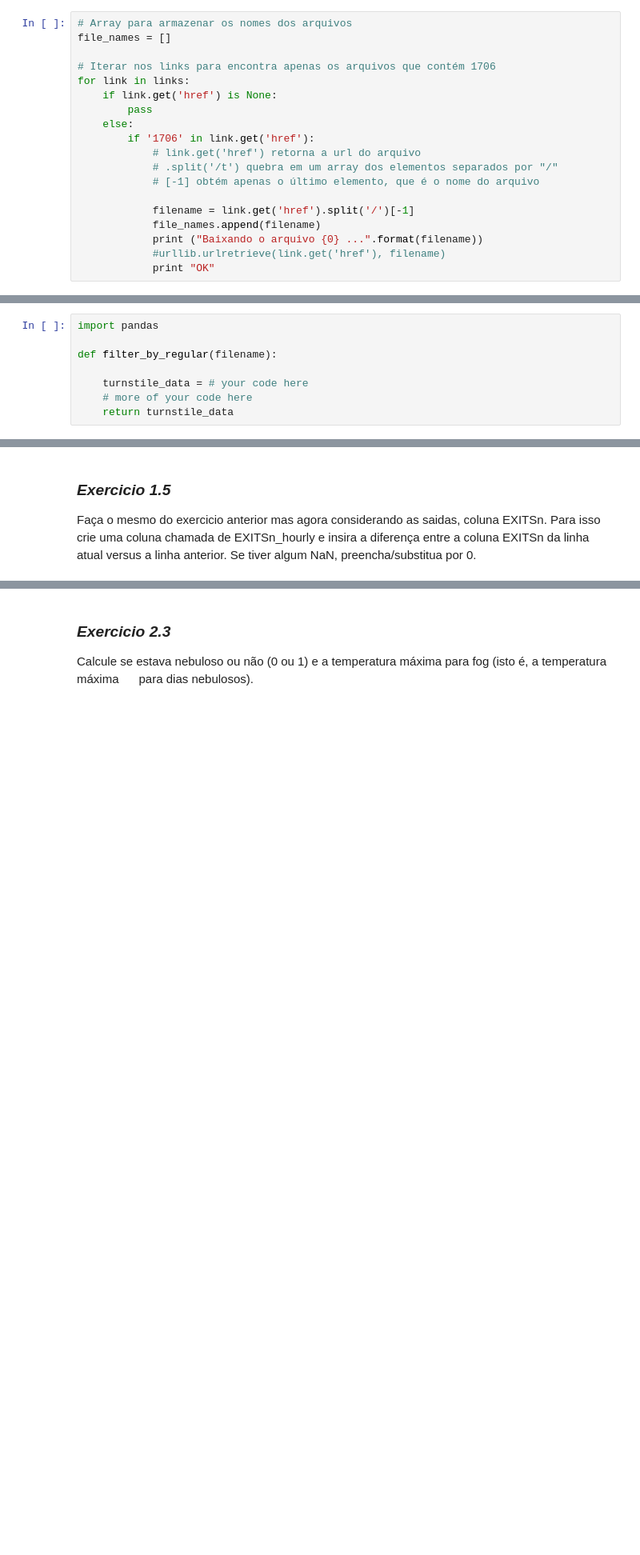
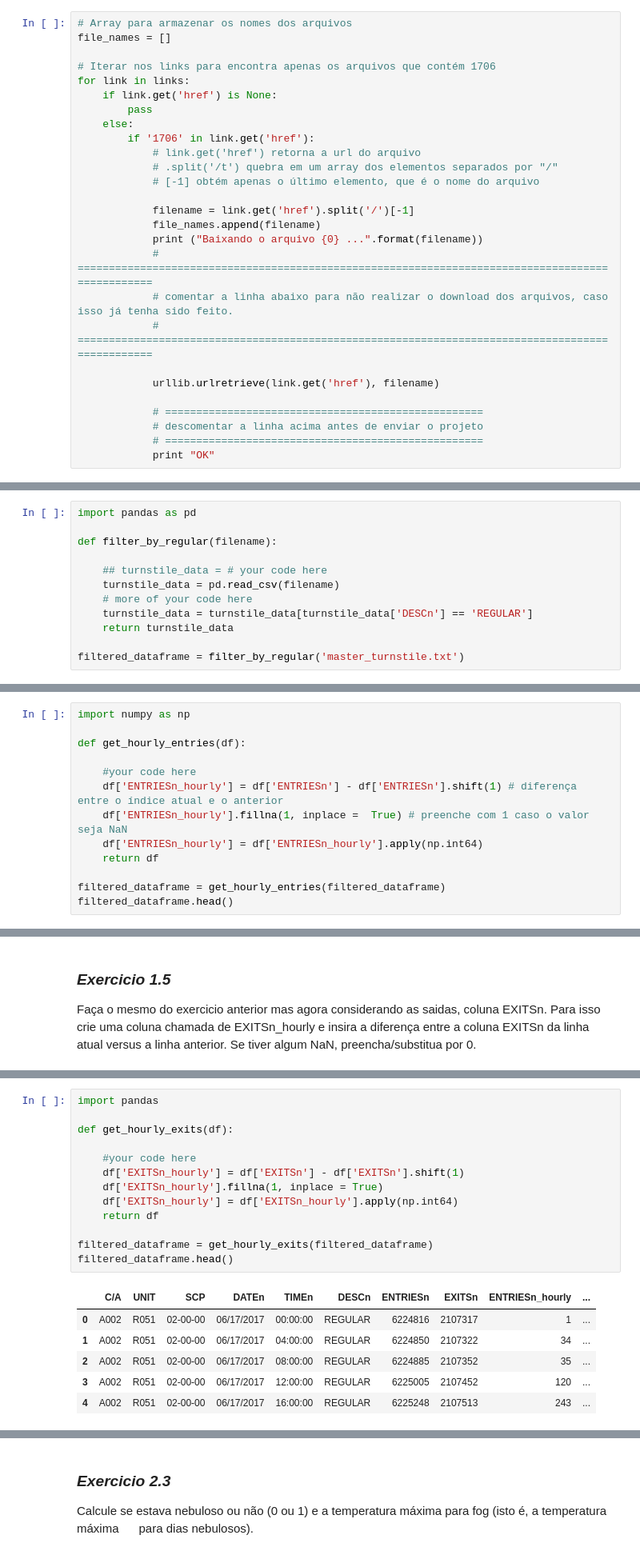
Before and after one commit to nailson-br/analyzing-subway-data-ndfdsi, a Jupyter notebook: analyzing-subway-data-ndfdsi.ipynb, the cells around one changed output, grey strips where cells are left out. Shown: that part at 80% size. Cells and saved outputs as stored; diff of their text form; blank space fills up the shorter version.

Commit message:
Finalizado o projeto.

```diff
--- a/analyzing-subway-data-ndfdsi.ipynb
+++ b/analyzing-subway-data-ndfdsi.ipynb
@@ -166,7 +166,15 @@ for link in links:
             filename = link.get('href').split('/')[-1]
             file_names.append(filename)
             print ("Baixando o arquivo {0} ...".format(filename))
-            #urllib.urlretrieve(link.get('href'), filename)
+            # =================================================================================================
+            # comentar a linha abaixo para não realizar o download dos arquivos, caso isso já tenha sido feito.
+            # =================================================================================================
+
+            urllib.urlretrieve(link.get('href'), filename)
+
+            # ===================================================
+            # descomentar a linha acima antes de enviar o projeto
+            # ===================================================
             print "OK"
 # %% [output]
 Baixando o arquivo turnstile-170624.txt ...
@@ -233,10 +242,14 @@ O dataframe deverá ficar conforme abaixo depois de filtrar apenas as linhas ond
     0,A002,R051,02-00-00,05-01-11,00:00:00,REGULAR,3144312,1088151
     2,A002,R051,02-00-00,05-01-11,08:00:00,REGULAR,3144353,1088177
 # %%
-import pandas
+import pandas as pd
 
 def filter_by_regular(filename):
 
-    turnstile_data = # your code here
+    ## turnstile_data = # your code here
+    turnstile_data = pd.read_csv(filename)
     # more of your code here
+    turnstile_data = turnstile_data[turnstile_data['DESCn'] == 'REGULAR']
     return turnstile_data
+
+filtered_dataframe = filter_by_regular('master_turnstile.txt')
@@ -278,0 +309,13 @@ def get_hourly_entries(df):
+# %%
+import numpy as np
+
+def get_hourly_entries(df):
+
+    #your code here
+    df['ENTRIESn_hourly'] = df['ENTRIESn'] - df['ENTRIESn'].shift(1) # diferença entre o índice atual e o anterior
+    df['ENTRIESn_hourly'].fillna(1, inplace =  True) # preenche com 1 caso o valor seja NaN
+    df['ENTRIESn_hourly'] = df['ENTRIESn_hourly'].apply(np.int64)
+    return df
+
+filtered_dataframe = get_hourly_entries(filtered_dataframe)
+filtered_dataframe.head()
@@ -291,3 +334,23 @@ def get_hourly_exits(df):
+# %%
+import pandas
+
+def get_hourly_exits(df):
+
+    #your code here
+    df['EXITSn_hourly'] = df['EXITSn'] - df['EXITSn'].shift(1)
+    df['EXITSn_hourly'].fillna(1, inplace = True)
+    df['EXITSn_hourly'] = df['EXITSn_hourly'].apply(np.int64)
+    return df
+
+filtered_dataframe = get_hourly_exits(filtered_dataframe)
+filtered_dataframe.head()
+# %% [output]
+|  | C/A | UNIT | SCP | DATEn | TIMEn | DESCn | ENTRIESn | EXITSn | ENTRIESn_hourly | ... |
+| 0 | A002 | R051 | 02-00-00 | 06/17/2017 | 00:00:00 | REGULAR | 6224816 | 2107317 | 1 | ... |
+| 1 | A002 | R051 | 02-00-00 | 06/17/2017 | 04:00:00 | REGULAR | 6224850 | 2107322 | 34 | ... |
+| 2 | A002 | R051 | 02-00-00 | 06/17/2017 | 08:00:00 | REGULAR | 6224885 | 2107352 | 35 | ... |
+| 3 | A002 | R051 | 02-00-00 | 06/17/2017 | 12:00:00 | REGULAR | 6225005 | 2107452 | 120 | ... |
+| 4 | A002 | R051 | 02-00-00 | 06/17/2017 | 16:00:00 | REGULAR | 6225248 | 2107513 | 243 | ... |
 # %% [markdown]
 ### *Exercicio 1.6*
 
```
Also changed, not shown: parts of 25 cells of this notebook, 2 other files.
